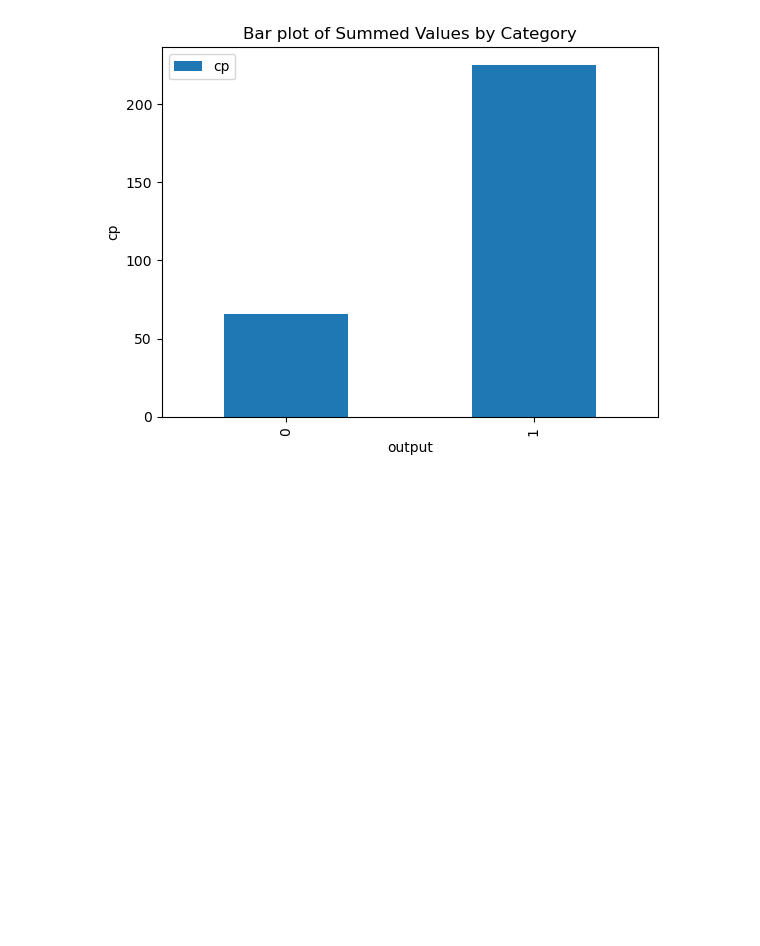
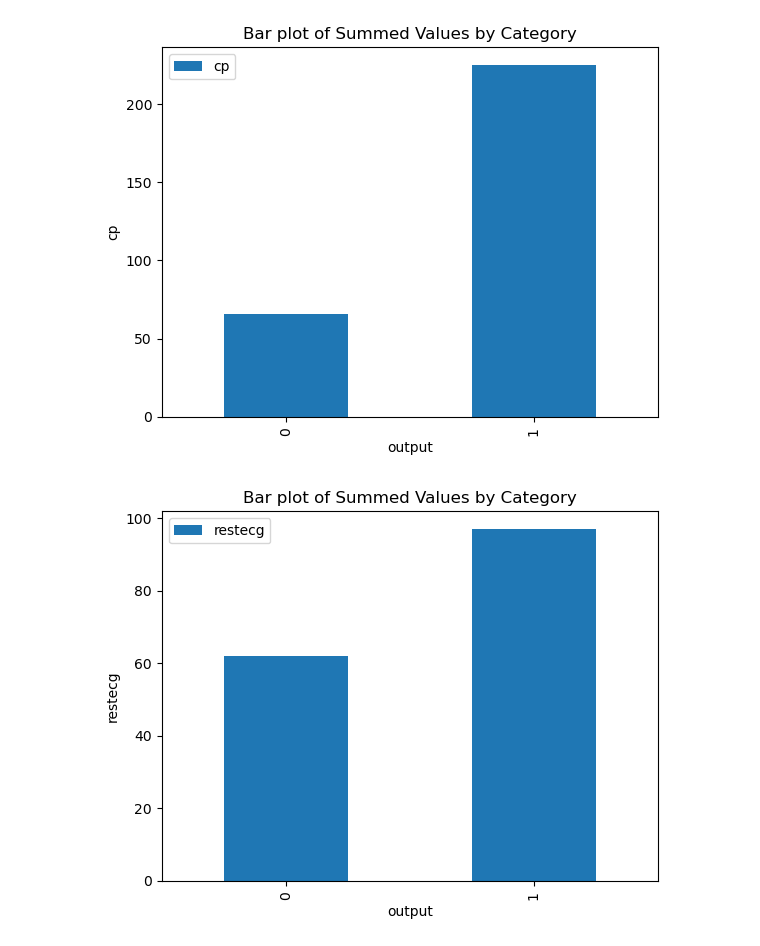
Before and after one commit to MaukanMir/Heart-Attack-Classification-Part-Two-, a Jupyter notebook: training.ipynb, the cells around one changed output. Saved outputs shown, nothing was run; the diff lists cells and outputs as text; code cells hidden in the pictures; blank space fills up the shorter version.

```diff
--- a/training.ipynb
+++ b/training.ipynb
@@ -264,3 +264,13 @@ plt.title("Bar plot of Summed Values by Category")
 plt.show()
 # %% [output]
 [figure]
+# %%
+grouped_df = df.groupby("output")["restecg"].sum().reset_index()
+
+grouped_df.plot(kind="bar", x="output", y="restecg", legend =True)
+plt.xlabel("output")
+plt.ylabel("restecg")
+plt.title("Bar plot of Summed Values by Category")
+plt.show()
+# %% [output]
+[figure, added]
```
Also changed, not shown: parts of 2 cells of this notebook.
